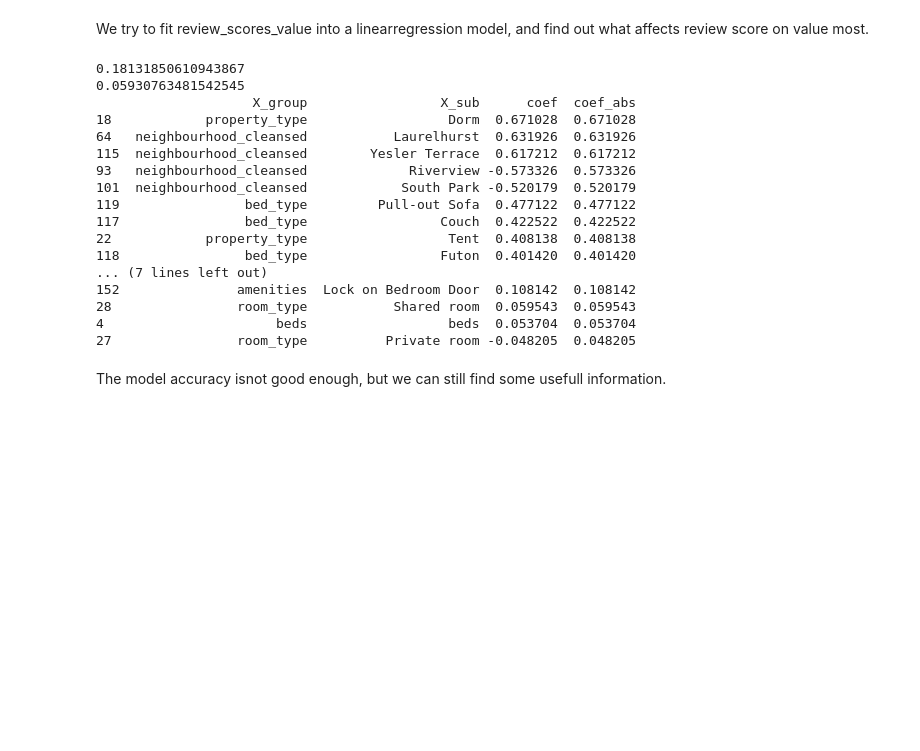
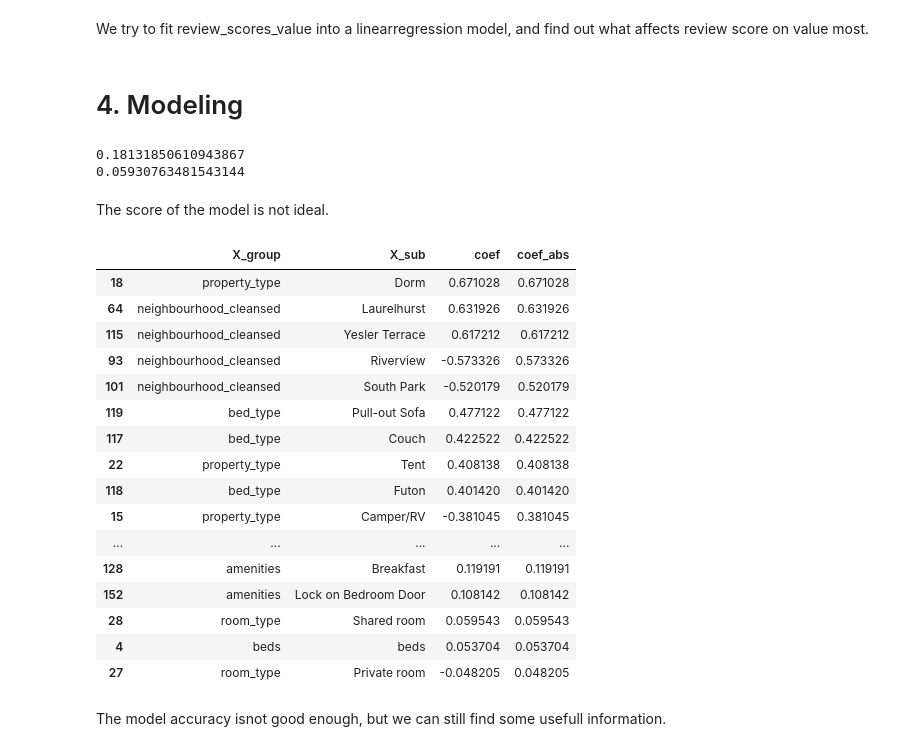
Before and after one commit to venson/aribnbpost, a Jupyter notebook: airbnb_postCIRSPDM.ipynb, the cells around one changed output. Drawn from its saved outputs; the diff is of its cells as text; code cells hidden in the pictures; blank space fills up the shorter version.

Commit message:
CIRSPDM- prepartion and model

```diff
--- a/airbnb_postCIRSPDM.ipynb
+++ b/airbnb_postCIRSPDM.ipynb
@@ -313,41 +356,58 @@ X = pd.concat([value_df.drop('amenities', axis =1),amenities_dummies], axis = 1)
 X_train, X_test, y_train, y_test = train_test_split(X, y, test_size =0.3,random_state= 42)
+# %% [markdown]
+# 4. Modeling
 # %%
-
+# use linearRegression
 model = LinearRegression()
 model.fit(X_train,y_train)
+
+# print the model score
 print(model.score(X_train,y_train))
 print(model.score(X_test,y_test))
-coef = pd.DataFrame({"X":X_train.columns.str.split("__"), "coef":model.coef_ })
-coef['coef_abs'] = coef['coef'].abs()
-coef['X_group']= coef['X'].apply(lambda x:x[0])
-coef['X_sub'] = coef['X'].apply(lambda x:x[-1])
-
-group_name_list = coef['X_group'].unique()
-
-coef_top5 = pd.DataFrame()
-for var in group_name_list:
-    coef_top5 = coef_top5.append(coef[coef['X_group'] == var].sort_values("coef_abs",ascending = False)[:4])
-coef_top5 =coef_top5.sort_values("coef_abs", ascending = False)
-
-coef_top20 = coef_top5[['X_group', 'X_sub', 'coef', 'coef_abs']].head(20)
-print(coef_top20)
 # %% [output]
 0.18131850610943867
-0.05930763481542545
-                    X_group                 X_sub      coef  coef_abs
-18            property_type                  Dorm  0.671028  0.671028
-64   neighbourhood_cleansed           Laurelhurst  0.631926  0.631926
-115  neighbourhood_cleansed        Yesler Terrace  0.617212  0.617212
-93   neighbourhood_cleansed             Riverview -0.573326  0.573326
-101  neighbourhood_cleansed            South Park -0.520179  0.520179
-119                bed_type         Pull-out Sofa  0.477122  0.477122
-117                bed_type                 Couch  0.422522  0.422522
-22            property_type                  Tent  0.408138  0.408138
-118                bed_type                 Futon  0.401420  0.401420
-... (7 lines left out)
-152               amenities  Lock on Bedroom Door  0.108142  0.108142
-28                room_type           Shared room  0.059543  0.059543
-4                      beds                  beds  0.053704  0.053704
-27                room_type          Private room -0.048205  0.048205
+0.05930763481543144
+# %% [markdown]
+The score of the model is not ideal.
+# %%
+# build a dataframe to store coef name and coef value
+coef = pd.DataFrame({"X":X_train.columns.str.split("__"), "coef":model.coef_ })
+
+# new columns for the abs of coef value
+coef['coef_abs'] = coef['coef'].abs()
+
+# split X names for futher anaylis
+coef['X_group']= coef['X'].apply(lambda x:x[0])
+coef['X_sub'] = coef['X'].apply(lambda x:x[-1])
+
+group_name_list = coef['X_group'].unique()
+
+# get top 5 for each kind of dummy variable
+coef_top5 = pd.DataFrame()
+for var in group_name_list:
+    coef_top5 = coef_top5.append(coef[coef['X_group'] == var].sort_values("coef_abs",ascending = False)[:4])
+coef_top5 =coef_top5.sort_values("coef_abs", ascending = False)
+
+# get top 20 highest coef values.
+coef_top20 = coef_top5[['X_group', 'X_sub', 'coef', 'coef_abs']].head(20)
+coef_top20
+# %% [output]
+|  | X_group | X_sub | coef | coef_abs |
+| 18 | property_type | Dorm | 0.671028 | 0.671028 |
+| 64 | neighbourhood_cleansed | Laurelhurst | 0.631926 | 0.631926 |
+| 115 | neighbourhood_cleansed | Yesler Terrace | 0.617212 | 0.617212 |
+| 93 | neighbourhood_cleansed | Riverview | -0.573326 | 0.573326 |
+| 101 | neighbourhood_cleansed | South Park | -0.520179 | 0.520179 |
+| 119 | bed_type | Pull-out Sofa | 0.477122 | 0.477122 |
+| 117 | bed_type | Couch | 0.422522 | 0.422522 |
+| 22 | property_type | Tent | 0.408138 | 0.408138 |
+| 118 | bed_type | Futon | 0.401420 | 0.401420 |
+| 15 | property_type | Camper/RV | -0.381045 | 0.381045 |
+| ... | ... | ... | ... | ... |
+| 128 | amenities | Breakfast | 0.119191 | 0.119191 |
+| 152 | amenities | Lock on Bedroom Door | 0.108142 | 0.108142 |
+| 28 | room_type | Shared room | 0.059543 | 0.059543 |
+| 4 | beds | beds | 0.053704 | 0.053704 |
+| 27 | room_type | Private room | -0.048205 | 0.048205 |
 # %% [markdown]
 The model accuracy isnot good enough, but we can still find some usefull information.
```
Also changed, not shown: parts of 22 cells of this notebook.
